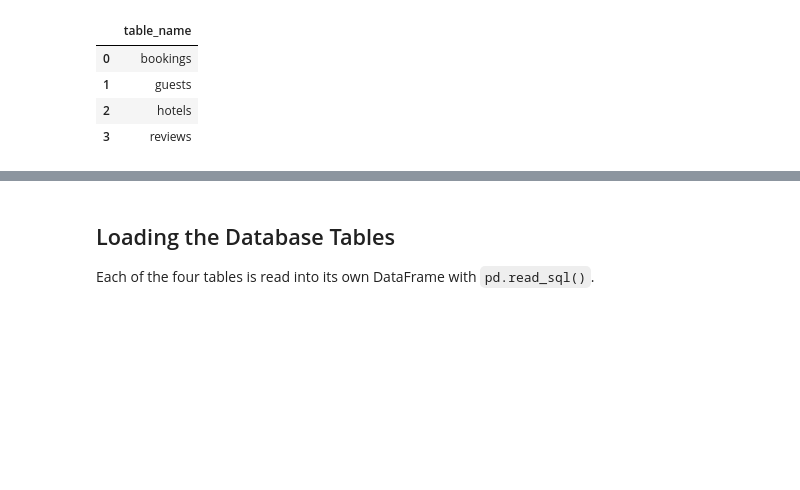
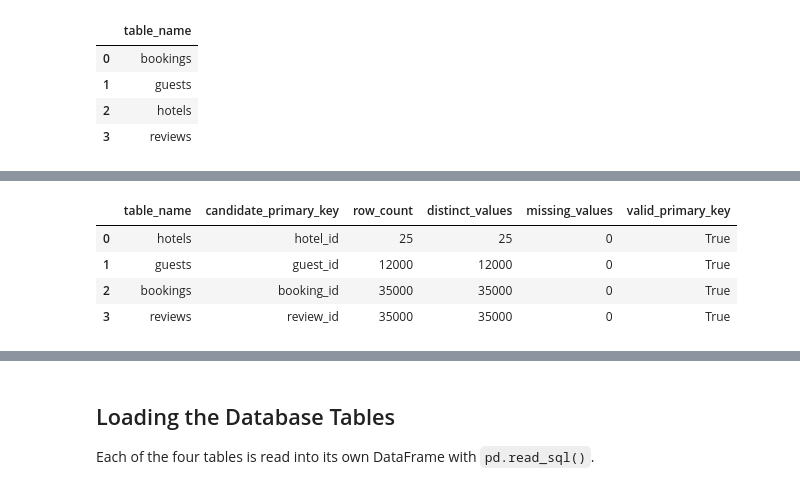
Before and after one commit to Chekwube-Uzoegwu/Guest_Experience_Analytics_Topic_Modelling_Sentiment_Analysis_Project, a Jupyter notebook: notebooks/GUEST_EXPERIENCE_ANALYTICS_SENTIMENT_ANALYSIS_EXPERIMENTATION_PHASE.ipynb, the cells around one changed output, grey strips where cells are left out. Saved outputs shown, nothing was run; the diff lists cells and outputs as text; code cells hidden in the pictures; blank space fills up the shorter version.

```diff
--- a/notebooks/GUEST_EXPERIENCE_ANALYTICS_SENTIMENT_ANALYSIS_EXPERIMENTATION_PHASE.ipynb
+++ b/notebooks/GUEST_EXPERIENCE_ANALYTICS_SENTIMENT_ANALYSIS_EXPERIMENTATION_PHASE.ipynb
@@ -98,0 +217,29 @@ tables
+# %%
+# Each table's ID column is a candidate primary key, listed with the DataFrame that holds that table
+candidates = [
+    ("hotels", "hotel_id", hotels_detail),
+    ("guests", "guest_id", guest_data),
+    ("bookings", "booking_id", bookings_data),
+    ("reviews", "review_id", customer_review),
+]
+
+# For each table, count the rows, the distinct key values and the missing key values, and mark the column as a valid key only when every row has a unique, non empty value
+rows = []
+for table_name, key, df in candidates:
+    rows.append({
+        "table_name": table_name,
+        "candidate_primary_key": key,
+        "row_count": len(df),
+        "distinct_values": df[key].nunique(),
+        "missing_values": int(df[key].isna().sum()),
+        "valid_primary_key": bool(df[key].is_unique and df[key].notna().all()),
+    })
+
+# Display the results as a table
+pd.DataFrame(rows)
+# %% [output]
+|  | table_name | candidate_primary_key | row_count | distinct_values | missing_values | valid_primary_key |
+| 0 | hotels | hotel_id | 25 | 25 | 0 | True |
+| 1 | guests | guest_id | 12000 | 12000 | 0 | True |
+| 2 | bookings | booking_id | 35000 | 35000 | 0 | True |
+| 3 | reviews | review_id | 35000 | 35000 | 0 | True |
```
Also changed, not shown: parts of 10 cells of this notebook.
